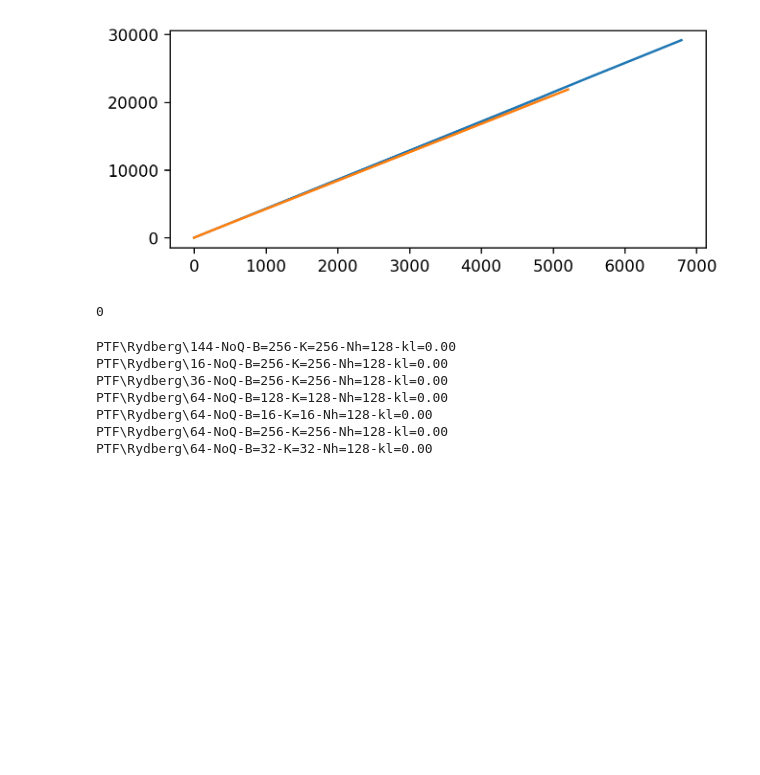
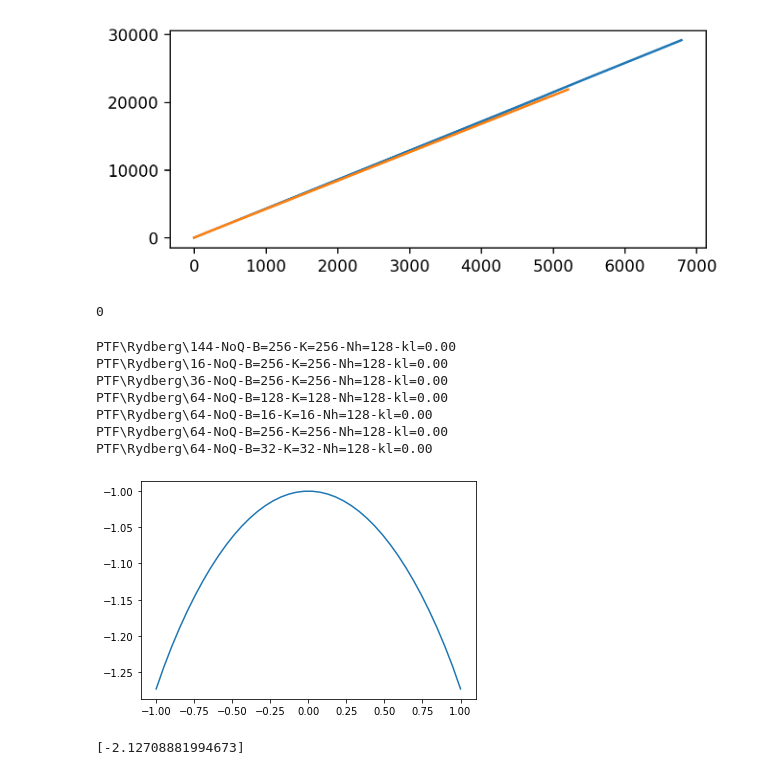
Before and after one commit to ksprague1/NN-QSR, a Jupyter notebook: Results.ipynb, the cells around one changed output. Drawn from its saved outputs; the diff is of its cells as text; code cells hidden in the pictures; blank space fills up the shorter version.

```diff
--- a/Results.ipynb
+++ b/Results.ipynb
@@ -381,3 +313,13 @@ PTF\Rydberg\64-NoQ-B=128-K=128-Nh=128-kl=0.00
 PTF\Rydberg\64-NoQ-B=16-K=16-Nh=128-kl=0.00
 PTF\Rydberg\64-NoQ-B=256-K=256-Nh=128-kl=0.00
 PTF\Rydberg\64-NoQ-B=32-K=32-Nh=128-kl=0.00
+# %%
+h=np.linspace(-1,1,40)
+plt.plot(h,[energies.TFIM.ground(100,h0,1) for h0 in h])
+plt.show()
+# %% [output]
+[figure, added]
+# %%
+[energies.TFIM.ground(100,h0,1) for h0 in h]
+# %% [output]
+[-2.12708881994673]
```
Also changed, not shown: parts of 7 cells of this notebook, 5 other files.
